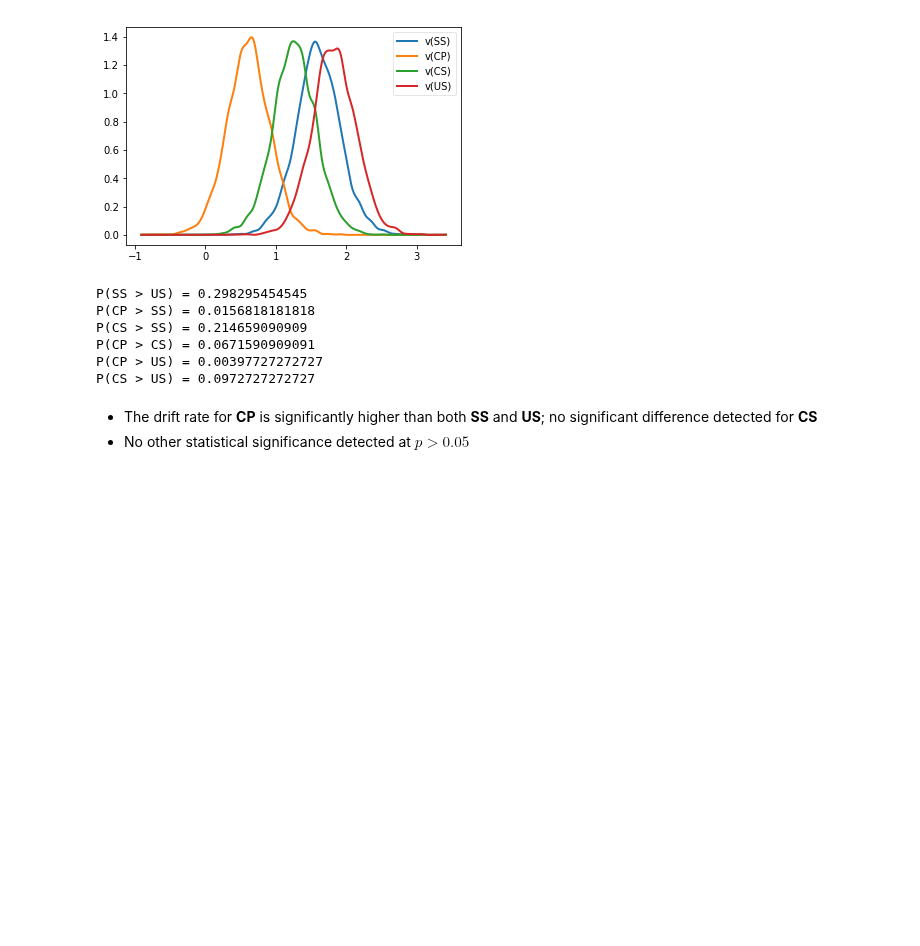
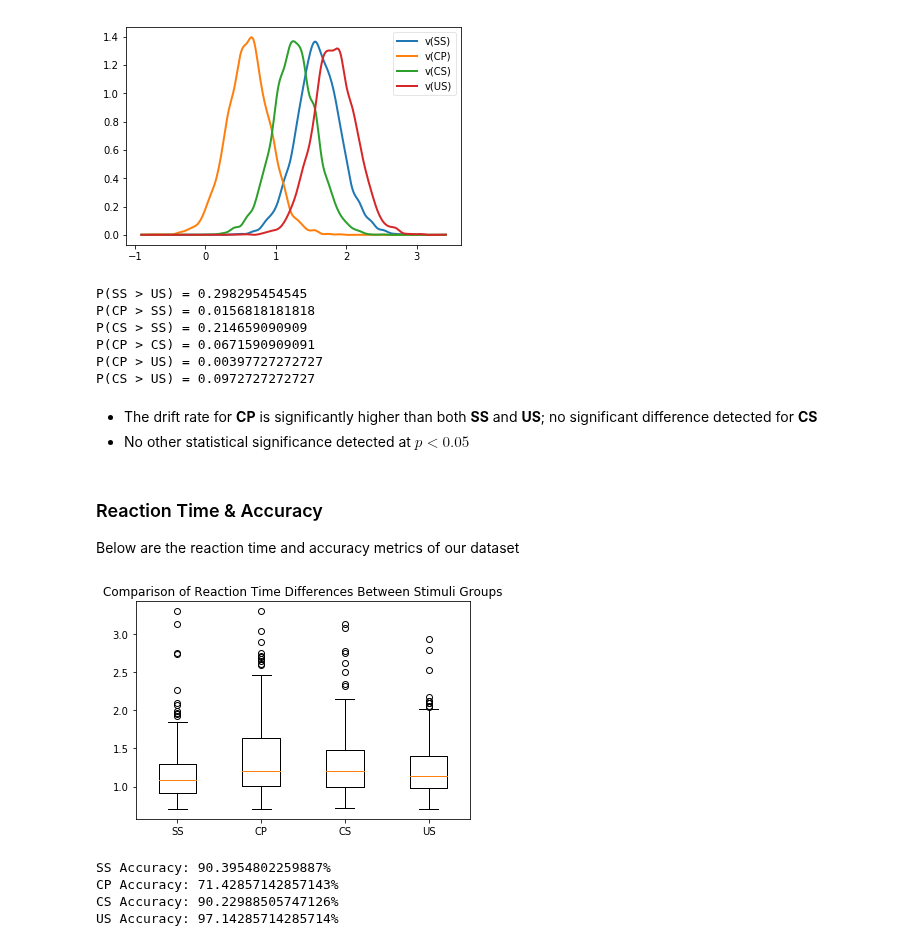
Before and after one commit to CPernet/LanguageDecision, a Jupyter notebook: language_decision/2-matched-controls-analysis.ipynb, the cells around one changed output. Cells and saved outputs as stored; diff of their text form; code cells hidden in the pictures; blank space fills up the shorter version.

```diff
--- a/language_decision/2-matched-controls-analysis.ipynb
+++ b/language_decision/2-matched-controls-analysis.ipynb
@@ -115,4 +115,35 @@ P(CP > US) = 0.00397727272727
 P(CS > US) = 0.0972727272727
 # %% [markdown]
 - The drift rate for **CP** is significantly higher than both **SS** and **US**; no significant difference detected for **CS**
-- No other statistical significance detected at $p > 0.05$
+- No other statistical significance detected at $p <0.05$
+# %% [markdown]
+### Reaction Time & Accuracy
+
+Below are the reaction time and accuracy metrics of our dataset
+# %%
+us = controls.loc[controls['stim'] == 'US']
+ss = controls.loc[controls['stim'] == 'SS']
+cp = controls.loc[controls['stim'] == 'CP']
+cs = controls.loc[controls['stim'] == 'CS']
+
+plt.boxplot([ss.rt.values, cp.rt.values, cs.rt.values, us.rt.values],
+            labels=('SS', 'CP', 'CS', 'US'),)
+plt.title('Comparison of Reaction Time Differences Between Stimuli Groups')
+plt.show()
+# %% [output]
+[figure, added]
+# %%
+ss_accuracy = (len([x for x in ss.response.values if x >= 1]) / len(ss.response.values)) * 100
+cp_accuracy = (len([x for x in cp.response.values if x >= 1]) / len(cp.response.values)) * 100
+cs_accuracy = (len([x for x in cs.response.values if x >= 1]) / len(cs.response.values)) * 100
+us_accuracy = (len([x for x in us.response.values if x >= 1]) / len(us.response.values)) * 100
+
+print("SS Accuracy: " + str(ss_accuracy) + "%")
+print("CP Accuracy: " + str(cp_accuracy) + "%")
+print("CS Accuracy: " + str(cs_accuracy) + "%")
+print("US Accuracy: " + str(us_accuracy) + "%")
+# %% [output]
+SS Accuracy: 90.3954802259887%
+CP Accuracy: 71.42857142857143%
+CS Accuracy: 90.22988505747126%
+US Accuracy: 97.14285714285714%
```
Also changed, not shown: parts of 5 cells of this notebook.
